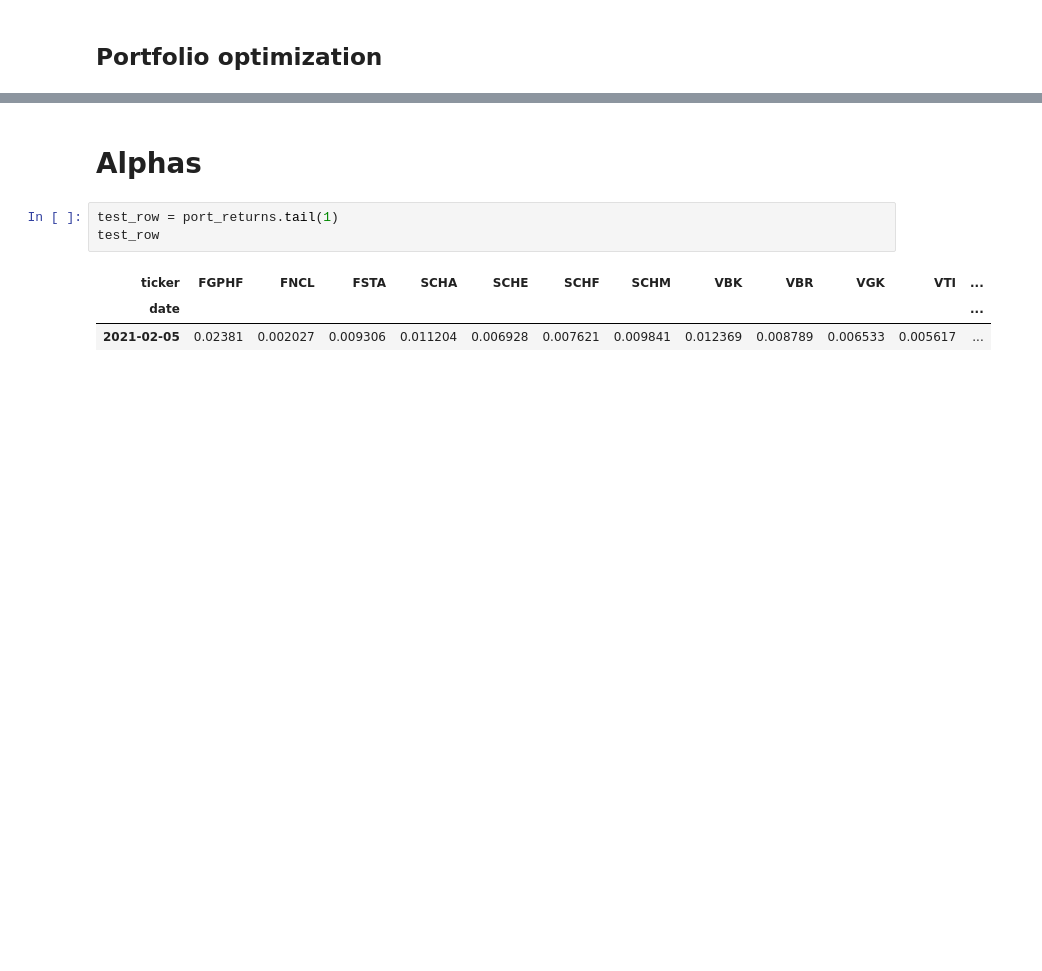
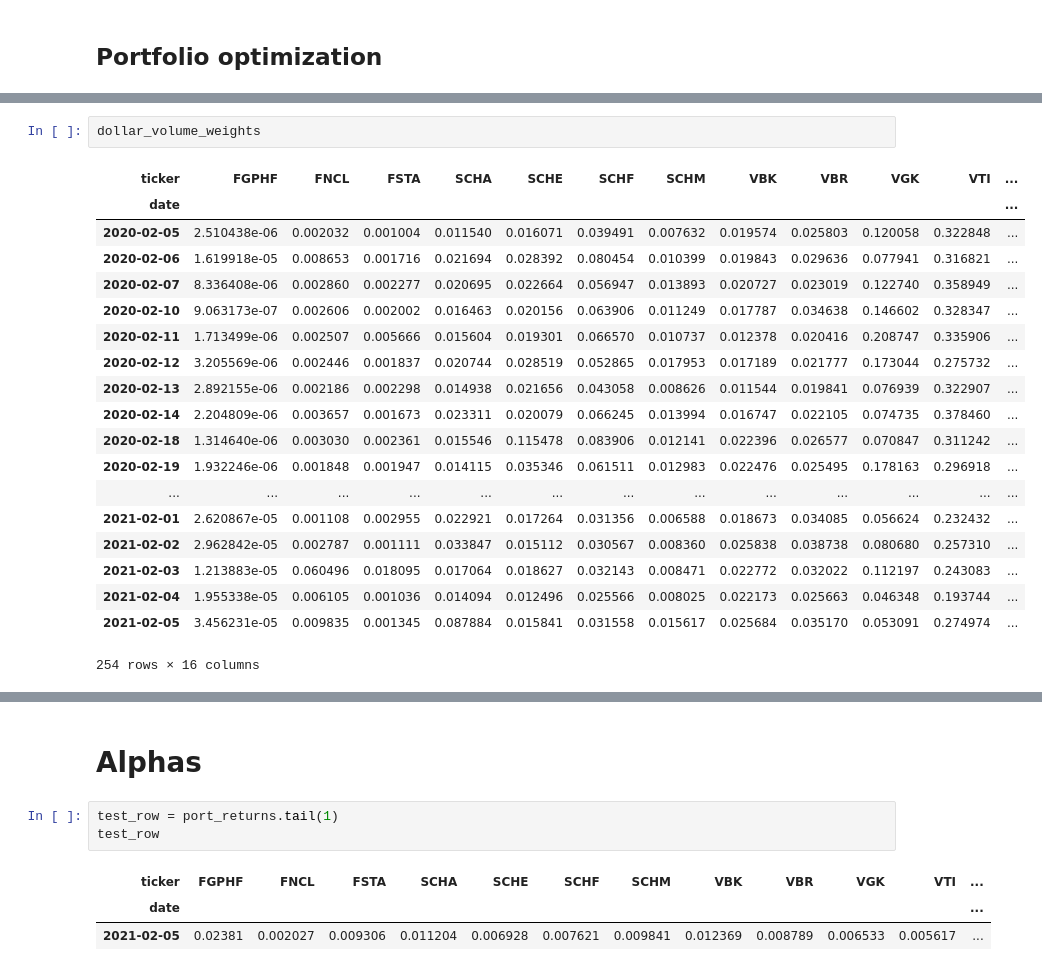
Before and after one commit to nmaiorana/svi-trading-tools, a Jupyter notebook: ameritrade_api.ipynb, the cells around one changed output, grey strips where cells are left out. Cells and saved outputs as stored; diff of their text form; blank space fills up the shorter version.

```diff
--- a/ameritrade_api.ipynb
+++ b/ameritrade_api.ipynb
@@ -436 +480,23 @@ display(new_weights)
+# %%
+dollar_volume_weights
+# %% [output]
+| ticker | FGPHF | FNCL | FSTA | SCHA | SCHE | SCHF | SCHM | VBK | VBR | VGK | VTI | ... |
+| date |  |  |  |  |  |  |  |  |  |  |  | ... |
+| 2020-02-05 | 2.510438e-06 | 0.002032 | 0.001004 | 0.011540 | 0.016071 | 0.039491 | 0.007632 | 0.019574 | 0.025803 | 0.120058 | 0.322848 | ... |
+| 2020-02-06 | 1.619918e-05 | 0.008653 | 0.001716 | 0.021694 | 0.028392 | 0.080454 | 0.010399 | 0.019843 | 0.029636 | 0.077941 | 0.316821 | ... |
+| 2020-02-07 | 8.336408e-06 | 0.002860 | 0.002277 | 0.020695 | 0.022664 | 0.056947 | 0.013893 | 0.020727 | 0.023019 | 0.122740 | 0.358949 | ... |
+| 2020-02-10 | 9.063173e-07 | 0.002606 | 0.002002 | 0.016463 | 0.020156 | 0.063906 | 0.011249 | 0.017787 | 0.034638 | 0.146602 | 0.328347 | ... |
+| 2020-02-11 | 1.713499e-06 | 0.002507 | 0.005666 | 0.015604 | 0.019301 | 0.066570 | 0.010737 | 0.012378 | 0.020416 | 0.208747 | 0.335906 | ... |
+| 2020-02-12 | 3.205569e-06 | 0.002446 | 0.001837 | 0.020744 | 0.028519 | 0.052865 | 0.017953 | 0.017189 | 0.021777 | 0.173044 | 0.275732 | ... |
+| 2020-02-13 | 2.892155e-06 | 0.002186 | 0.002298 | 0.014938 | 0.021656 | 0.043058 | 0.008626 | 0.011544 | 0.019841 | 0.076939 | 0.322907 | ... |
+| 2020-02-14 | 2.204809e-06 | 0.003657 | 0.001673 | 0.023311 | 0.020079 | 0.066245 | 0.013994 | 0.016747 | 0.022105 | 0.074735 | 0.378460 | ... |
+| 2020-02-18 | 1.314640e-06 | 0.003030 | 0.002361 | 0.015546 | 0.115478 | 0.083906 | 0.012141 | 0.022396 | 0.026577 | 0.070847 | 0.311242 | ... |
+| 2020-02-19 | 1.932246e-06 | 0.001848 | 0.001947 | 0.014115 | 0.035346 | 0.061511 | 0.012983 | 0.022476 | 0.025495 | 0.178163 | 0.296918 | ... |
+| ... | ... | ... | ... | ... | ... | ... | ... | ... | ... | ... | ... | ... |
+| 2021-02-01 | 2.620867e-05 | 0.001108 | 0.002955 | 0.022921 | 0.017264 | 0.031356 | 0.006588 | 0.018673 | 0.034085 | 0.056624 | 0.232432 | ... |
+| 2021-02-02 | 2.962842e-05 | 0.002787 | 0.001111 | 0.033847 | 0.015112 | 0.030567 | 0.008360 | 0.025838 | 0.038738 | 0.080680 | 0.257310 | ... |
+| 2021-02-03 | 1.213883e-05 | 0.060496 | 0.018095 | 0.017064 | 0.018627 | 0.032143 | 0.008471 | 0.022772 | 0.032022 | 0.112197 | 0.243083 | ... |
+| 2021-02-04 | 1.955338e-05 | 0.006105 | 0.001036 | 0.014094 | 0.012496 | 0.025566 | 0.008025 | 0.022173 | 0.025663 | 0.046348 | 0.193744 | ... |
+| 2021-02-05 | 3.456231e-05 | 0.009835 | 0.001345 | 0.087884 | 0.015841 | 0.031558 | 0.015617 | 0.025684 | 0.035170 | 0.053091 | 0.274974 | ... |
+254 rows × 16 columns
 # %%
```
Also changed, not shown: parts of 21 cells of this notebook, 3 other files.
